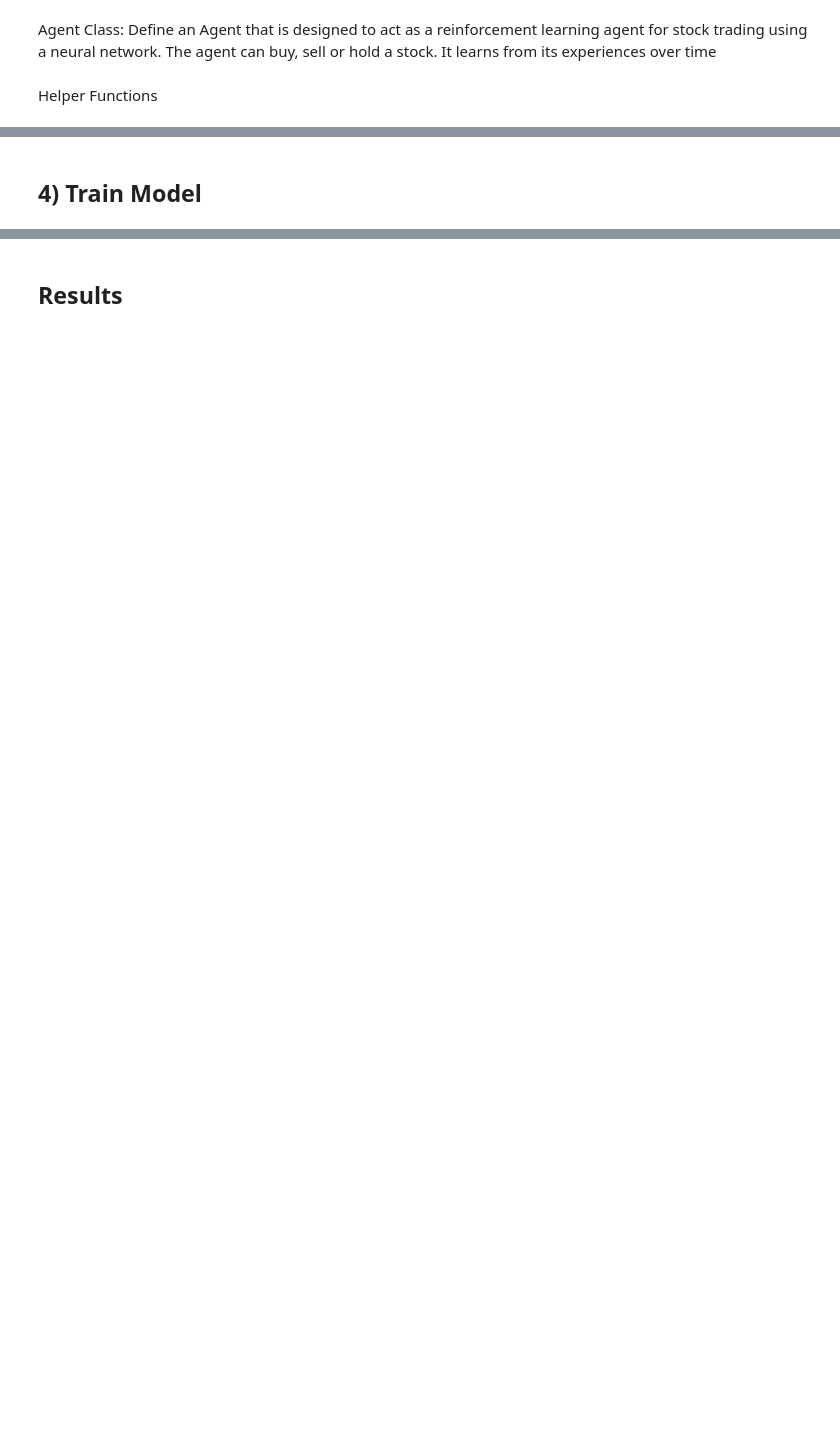
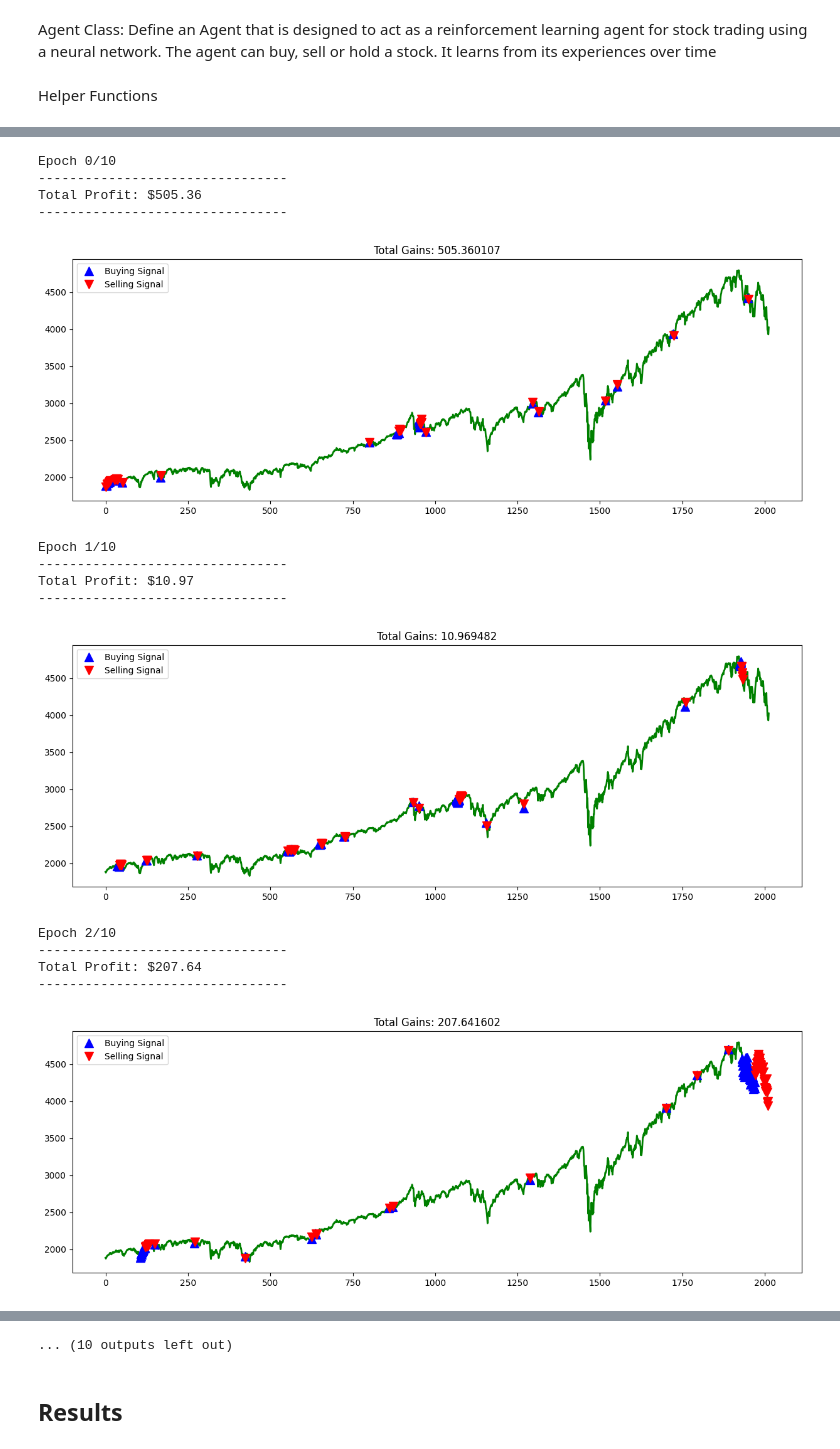
Before and after one commit to shayan1083/rl_trading_strat, a Jupyter notebook: strat.ipynb, the cells around one changed output, grey strips where cells are left out. Drawn from its saved outputs; the diff is of its cells as text; code cells hidden in the pictures; blank space fills up the shorter version.

Commit message:
updated training, but save/load model does not work for testing

```diff
--- a/strat.ipynb
+++ b/strat.ipynb
@@ -148,0 +157,10 @@ print(X_train[0:10])
+# %%
+class Memory():
+    def __init__(self, capacity=10000):
+        self.memory = deque([], maxlen=capacity)
+    def push(self, state, action, next_state, reward, push):
+        self.memory.append((state, action, next_state, reward, push))
+    def sample(self, batch_size):
+        return random.sample(self.memory, batch_size)
+    def __len__(self):
+        return len(self.memory)
@@ -365,2 +279,0 @@ def train_agent(window_size: int, agent: Agent, data, l: int, batch_size: int, e
-# %% [markdown]
-## 4) Train Model
@@ -373,0 +280,55 @@ epochs = 15 # number of loops over whole dataset
+# %%
+window_size = 1
+agent = Agent(window_size)
+data = X_train
+l = len(data)-1
+batch_size = 32
+epochs = 10
+for e in range(epochs+1):
+    print("Epoch " + str(e) + "/" + str(epochs))
+    state = getState(data, 0, window_size + 1)
+    total_profit = 0
+    agent.inventory = []
+    states_buy = []
+    states_sell = []
+    for t in range(l):
+        action = agent.act(state)
+        next_state = getState(data, t+1, window_size+1)
+        reward = 0
+        if action == 1:
+            agent.inventory.append(data[t])
+            states_buy.append(t)
+        elif action == 2 and len(agent.inventory) > 0:
+            bought_price = agent.inventory.pop(0)
+            reward = max(data[t] - bought_price, 0)
+            total_profit += (data[t] - bought_price)
+            states_sell.append(t)
+        done = True if t == l - 1 else False
+        agent.memory.push(state, action, reward, next_state, done)
+        state = next_state
+        if done:
+            print("--------------------------------")
+            print("Total Profit: " + formatPrice(total_profit))
+            print("--------------------------------")
+            plot_behavior(data, states_buy, states_sell, total_profit)
+        if agent.memory.__len__() > batch_size:
+            agent.expReplay(batch_size)
+
+path = "model_ep"+str(e)
+torch.save(agent.model.state_dict(), path)
+# %% [output]
+Epoch 0/10
+--------------------------------
+Total Profit: $505.36
+--------------------------------
+[figure, added]
+Epoch 1/10
+--------------------------------
+Total Profit: $10.97
+--------------------------------
+[figure, added]
+Epoch 2/10
+--------------------------------
+Total Profit: $207.64
+--------------------------------
+[figure, added]
@@ -374,3 +350,4 @@ epochs = 15 # number of loops over whole dataset
+... (10 outputs left out)
 # %% [markdown]
 ## Results
 # %%
```
Also changed, not shown: parts of 21 cells of this notebook.
